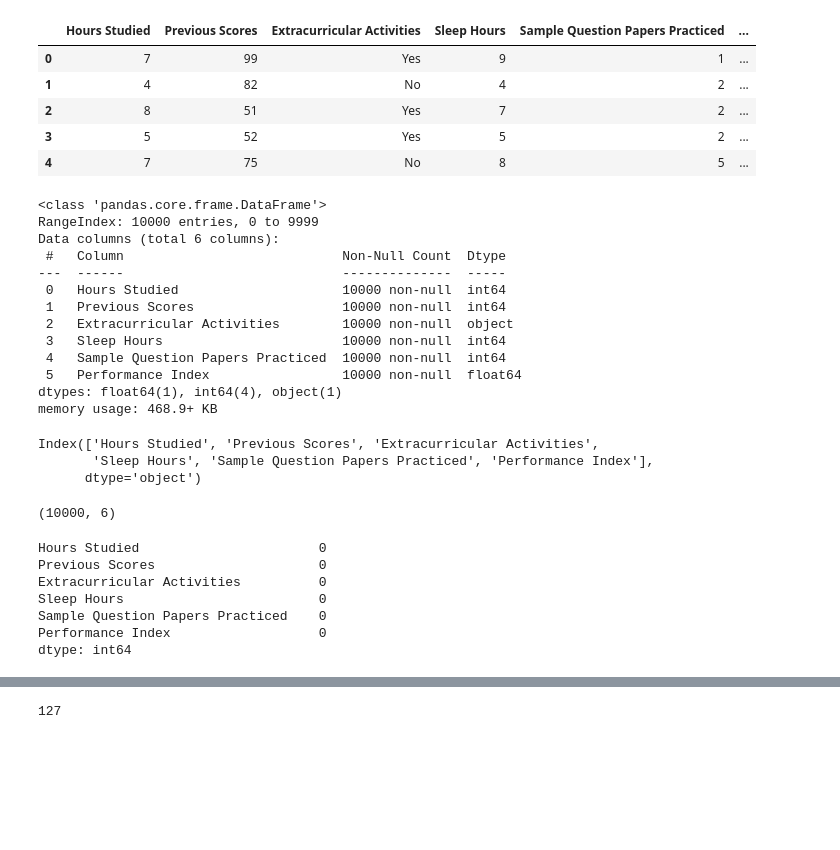
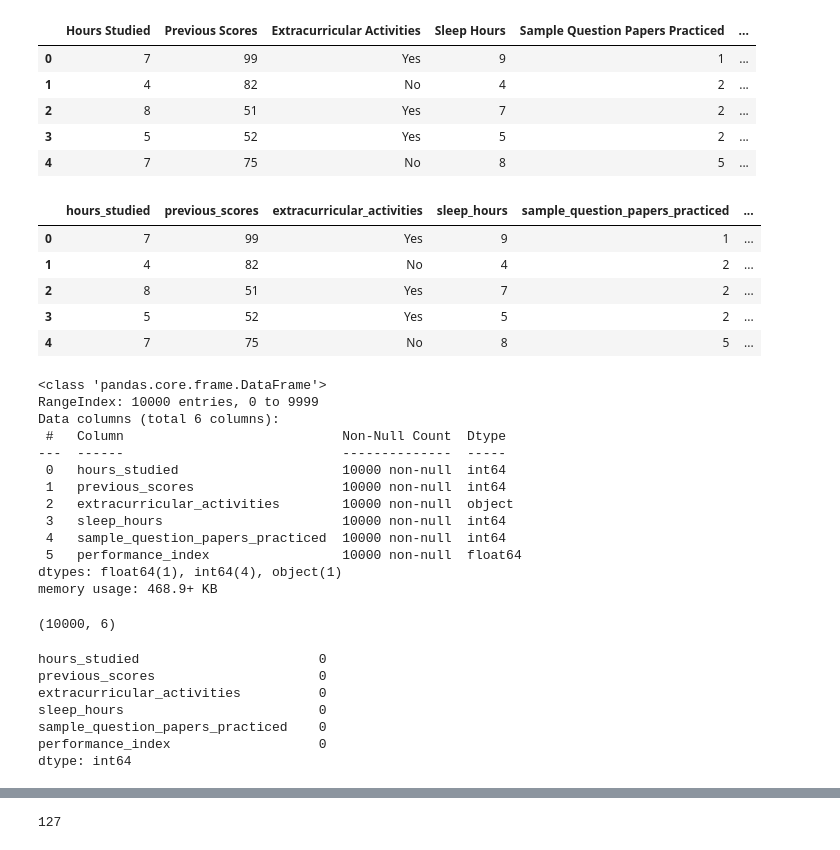
Before and after one commit to Marwan051/final_regression_project, a Jupyter notebook: final.ipynb, the cells around one changed output, grey strips where cells are left out. Drawn from its saved outputs; the diff is of its cells as text; code cells hidden in the pictures; blank space fills up the shorter version.

```diff
--- a/final.ipynb
+++ b/final.ipynb
@@ -13,6 +13,16 @@ df.head()
 | 2 | 8 | 51 | Yes | 7 | 2 | ... |
 | 3 | 5 | 52 | Yes | 5 | 2 | ... |
 | 4 | 7 | 75 | No | 8 | 5 | ... |
+# %%
+df.columns = ['hours_studied', 'previous_scores', 'extracurricular_activities', 'sleep_hours', 'sample_question_papers_practiced', 'performance_index']
+df.head()
+# %% [output]
+|  | hours_studied | previous_scores | extracurricular_activities | sleep_hours | sample_question_papers_practiced | ... |
+| 0 | 7 | 99 | Yes | 9 | 1 | ... |
+| 1 | 4 | 82 | No | 4 | 2 | ... |
+| 2 | 8 | 51 | Yes | 7 | 2 | ... |
+| 3 | 5 | 52 | Yes | 5 | 2 | ... |
+| 4 | 7 | 75 | No | 8 | 5 | ... |
 # %%
 df.info()
 # %% [output]
@@ -21,20 +31,14 @@ RangeIndex: 10000 entries, 0 to 9999
 Data columns (total 6 columns):
  #   Column                            Non-Null Count  Dtype
 ---  ------                            --------------  -----
- 0   Hours Studied                     10000 non-null  int64
- 1   Previous Scores                   10000 non-null  int64
- 2   Extracurricular Activities        10000 non-null  object
- 3   Sleep Hours                       10000 non-null  int64
- 4   Sample Question Papers Practiced  10000 non-null  int64
- 5   Performance Index                 10000 non-null  float64
+ 0   hours_studied                     10000 non-null  int64
+ 1   previous_scores                   10000 non-null  int64
+ 2   extracurricular_activities        10000 non-null  object
+ 3   sleep_hours                       10000 non-null  int64
+ 4   sample_question_papers_practiced  10000 non-null  int64
+ 5   performance_index                 10000 non-null  float64
 dtypes: float64(1), int64(4), object(1)
 memory usage: 468.9+ KB
-# %%
-df.columns
-# %% [output]
-Index(['Hours Studied', 'Previous Scores', 'Extracurricular Activities',
-       'Sleep Hours', 'Sample Question Papers Practiced', 'Performance Index'],
-      dtype='object')
 # %%
 df.shape
 # %% [output]
@@ -42,10 +46,10 @@ df.shape
 # %%
 df.isnull().sum()
 # %% [output]
-Hours Studied                       0
-Previous Scores                     0
-Extracurricular Activities          0
-Sleep Hours                         0
-Sample Question Papers Practiced    0
-Performance Index                   0
+hours_studied                       0
+previous_scores                     0
+extracurricular_activities          0
+sleep_hours                         0
+sample_question_papers_practiced    0
+performance_index                   0
 dtype: int64
```
Also changed, not shown: parts of 18 cells of this notebook.
